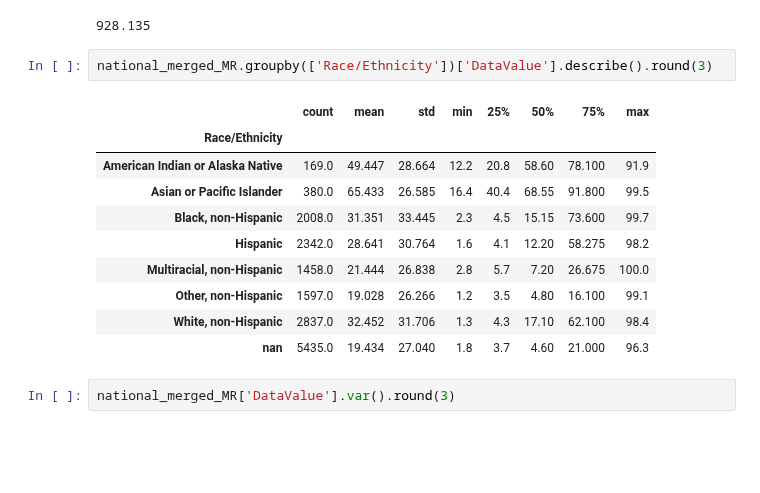
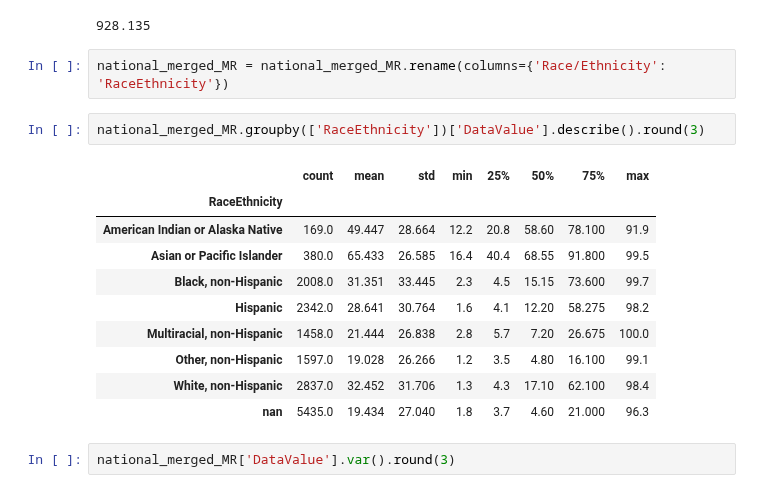
Before and after one commit to jrmcmill/618-project, a Jupyter notebook: AraizaProjectPart3.ipynb, the cells around one changed output. Cells and saved outputs as stored; diff of their text form; blank space fills up the shorter version.

```diff
--- a/AraizaProjectPart3.ipynb
+++ b/AraizaProjectPart3.ipynb
@@ -753,11 +761,13 @@ Name: DataValue, dtype: float64
 national_merged_MR['DataValue'].var().round(3)
 # %% [output]
 928.135
+# %%
+national_merged_MR = national_merged_MR.rename(columns={'Race/Ethnicity': 'RaceEthnicity'})
 # %%
-national_merged_MR.groupby(['Race/Ethnicity'])['DataValue'].describe().round(3)
+national_merged_MR.groupby(['RaceEthnicity'])['DataValue'].describe().round(3)
 # %% [output]
 |  | count | mean | std | min | 25% | 50% | 75% | max |
-| Race/Ethnicity |  |  |  |  |  |  |  |  |
+| RaceEthnicity |  |  |  |  |  |  |  |  |
 | American Indian or Alaska Native | 169.0 | 49.447 | 28.664 | 12.2 | 20.8 | 58.60 | 78.100 | 91.9 |
 | Asian or Pacific Islander | 380.0 | 65.433 | 26.585 | 16.4 | 40.4 | 68.55 | 91.800 | 99.5 |
 | Black, non-Hispanic | 2008.0 | 31.351 | 33.445 | 2.3 | 4.5 | 15.15 | 73.600 | 99.7 |
```
Also changed, not shown: parts of 51 cells of this notebook, 3 other files.
